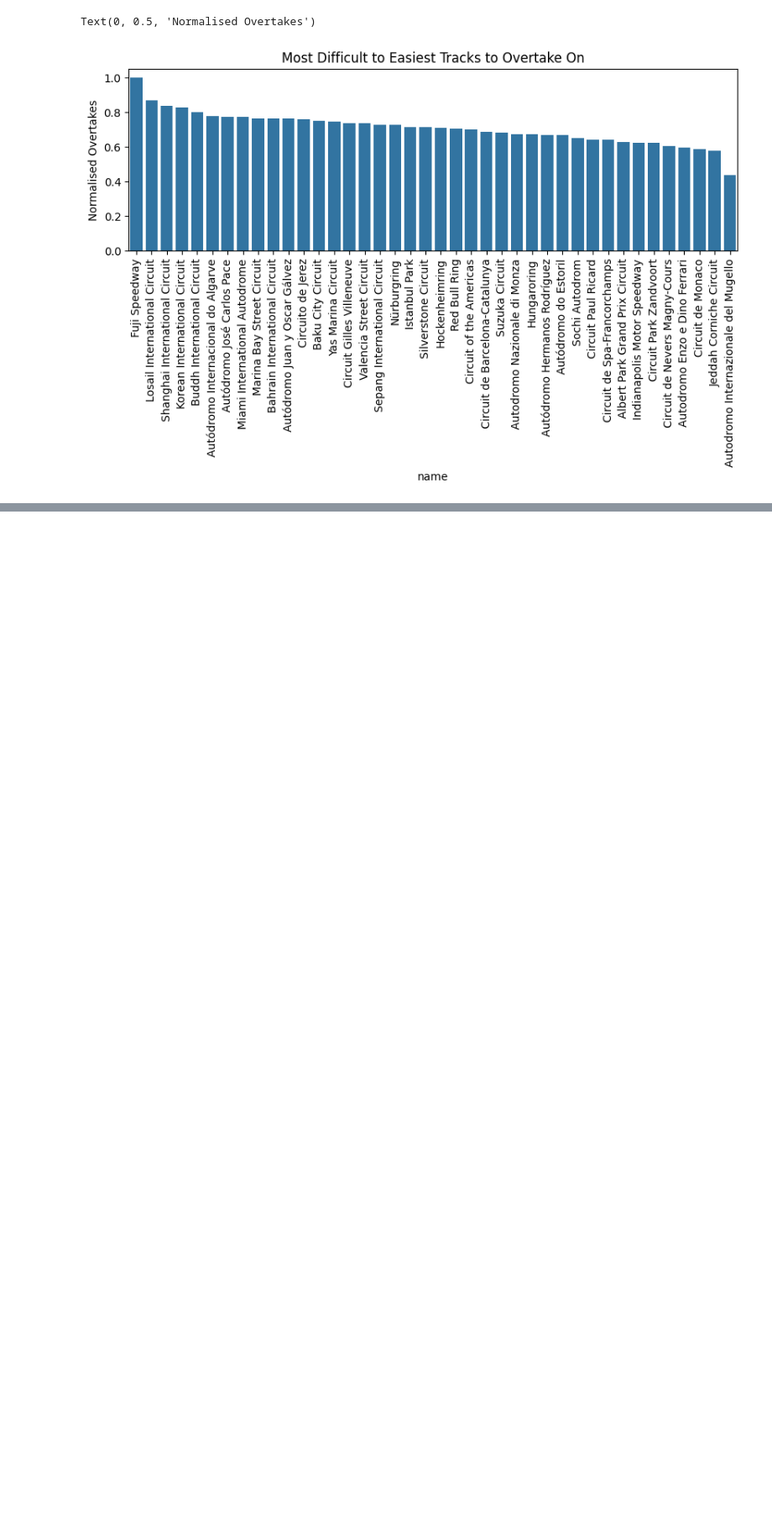
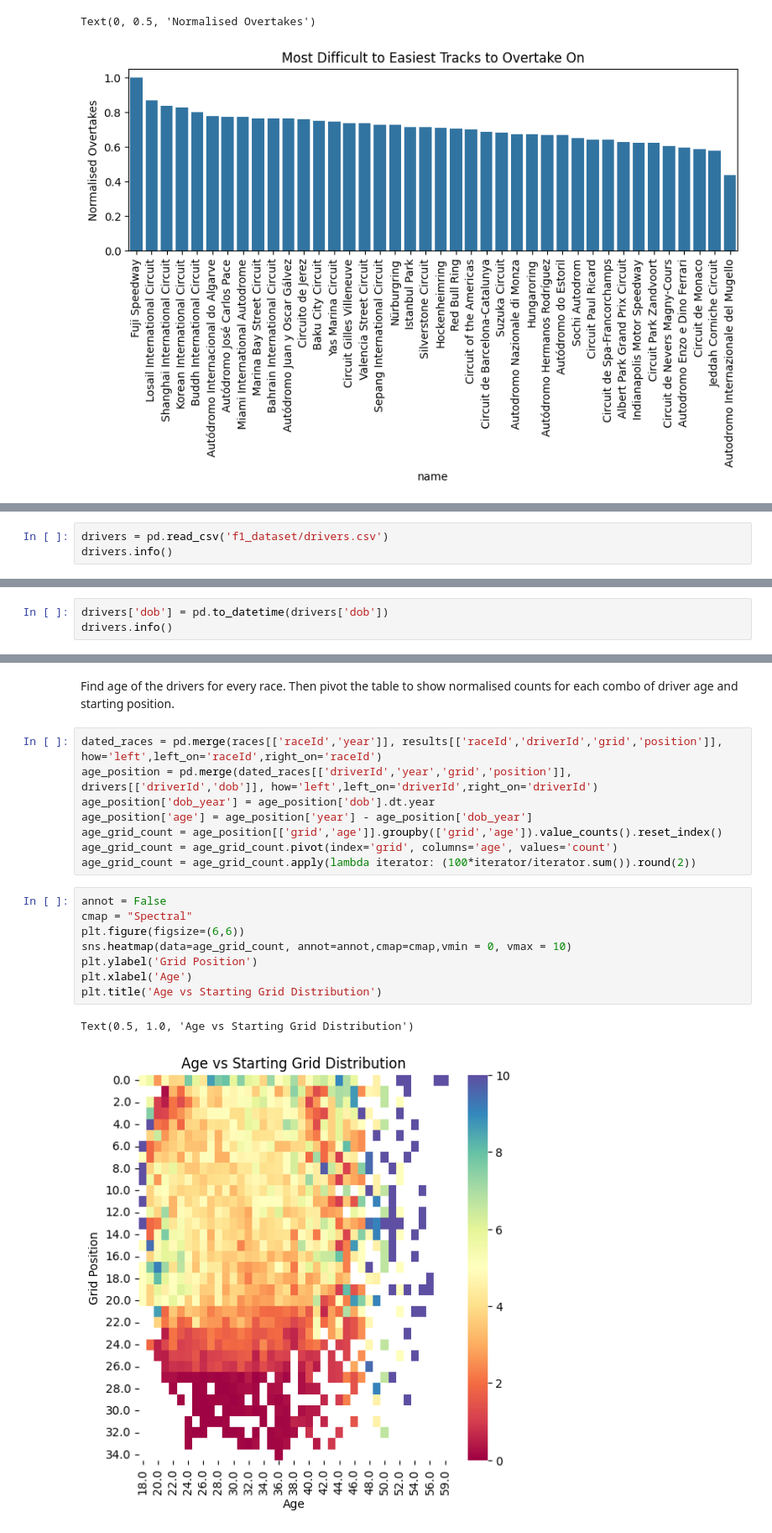
Before and after one commit to EE2SE/F1_Data_Scraper, a Jupyter notebook: EDA_F1.ipynb, the cells around one changed output, grey strips where cells are left out. Shown at 84% size. Drawn from its saved outputs; the diff is of its cells as text; blank space fills up the shorter version.

```diff
--- a/EDA_F1.ipynb
+++ b/EDA_F1.ipynb
@@ -218,0 +226,3 @@ Text(0, 0.5, 'Normalised Overtakes')
+# %%
+drivers = pd.read_csv('f1_dataset/drivers.csv')
+drivers.info()
@@ -218,0 +246,3 @@ Text(0, 0.5, 'Normalised Overtakes')
+# %%
+drivers['dob'] = pd.to_datetime(drivers['dob'])
+drivers.info()
@@ -218,0 +266,21 @@ Text(0, 0.5, 'Normalised Overtakes')
+# %% [markdown]
+Find age of the drivers for every race. Then pivot the table to show normalised counts for each combo of driver age and starting position.
+# %%
+dated_races = pd.merge(races[['raceId','year']], results[['raceId','driverId','grid','position']], how='left',left_on='raceId',right_on='raceId')
+age_position = pd.merge(dated_races[['driverId','year','grid','position']], drivers[['driverId','dob']], how='left',left_on='driverId',right_on='driverId')
+age_position['dob_year'] = age_position['dob'].dt.year
+age_position['age'] = age_position['year'] - age_position['dob_year']
+age_grid_count = age_position[['grid','age']].groupby(['grid','age']).value_counts().reset_index()
+age_grid_count = age_grid_count.pivot(index='grid', columns='age', values='count')
+age_grid_count = age_grid_count.apply(lambda iterator: (100*iterator/iterator.sum()).round(2))
+# %%
+annot = False
+cmap = "Spectral"
+plt.figure(figsize=(6,6))
+sns.heatmap(data=age_grid_count, annot=annot,cmap=cmap,vmin = 0, vmax = 10)
+plt.ylabel('Grid Position')
+plt.xlabel('Age')
+plt.title('Age vs Starting Grid Distribution')
+# %% [output]
+Text(0.5, 1.0, 'Age vs Starting Grid Distribution')
+[figure, added]
```
Also changed, not shown: parts of 8 cells of this notebook, 5 other files.
